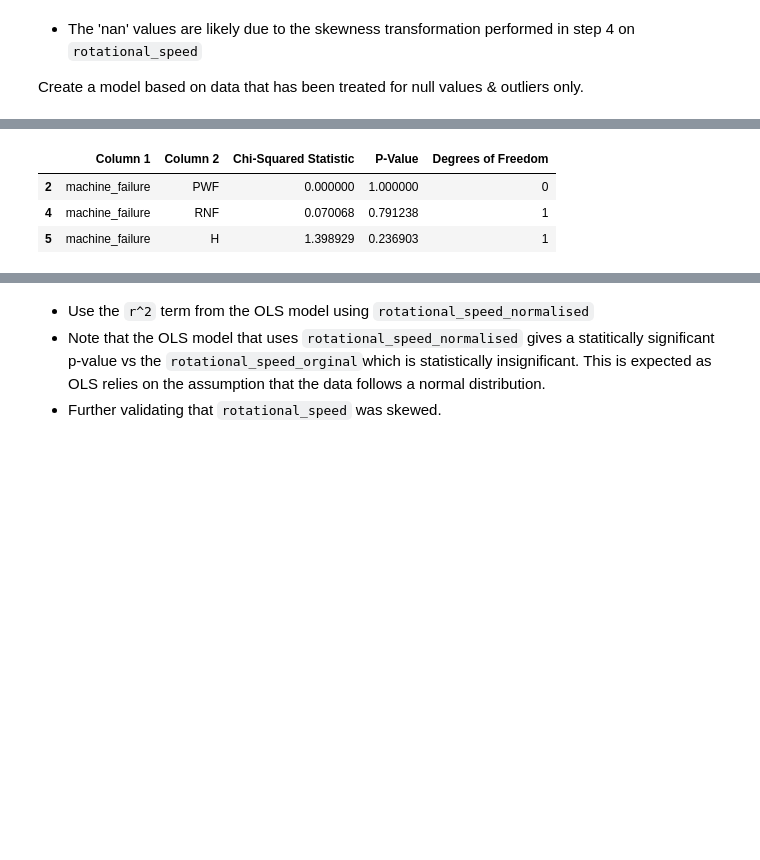
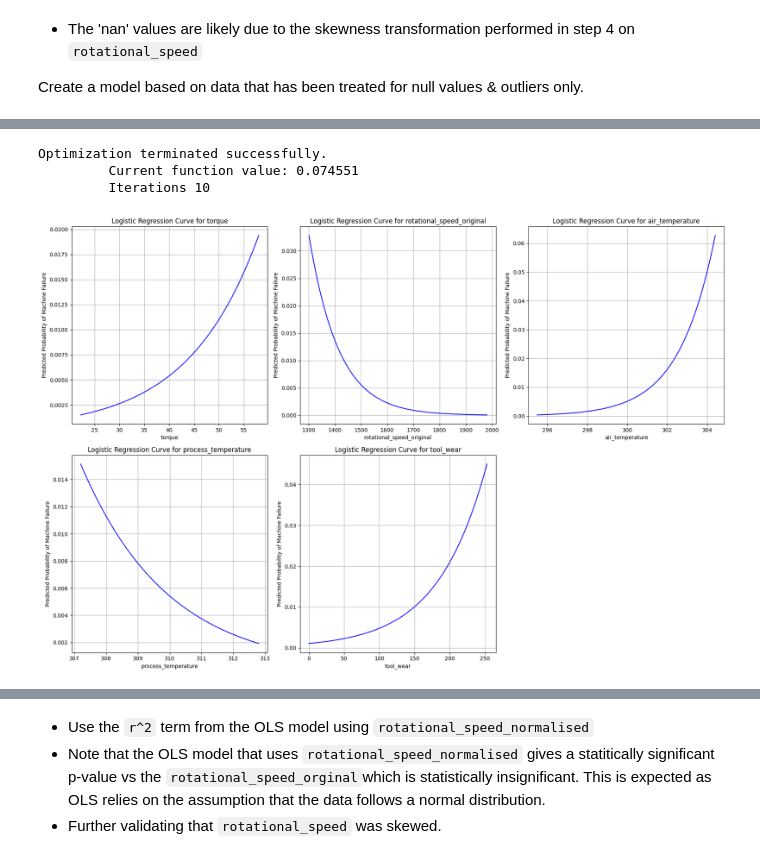
Before and after one commit to ManishKhurmi/exploratory-data-analysis---the-manufacturing-process768, a Jupyter notebook: Milestone_3 refactoring v2.ipynb, the cells around one changed output, grey strips where cells are left out. Saved outputs shown, nothing was run; the diff lists cells and outputs as text; code cells hidden in the pictures; blank space fills up the shorter version.

```diff
--- a/Milestone_3 refactoring v2.ipynb
+++ b/Milestone_3 refactoring v2.ipynb
@@ -2645,8 +2396,0 @@ results_df[results_df['P-Value']< 0.05]
-# %%
-# columns to consider dropping
-results_df[(results_df['Column 1']=='machine_failure') & (results_df['P-Value']>0.05)]
-# %% [output]
-|  | Column 1 | Column 2 | Chi-Squared Statistic | P-Value | Degrees of Freedom |
-| 2 | machine_failure | PWF | 0.000000 | 1.000000 | 0 |
-| 4 | machine_failure | RNF | 0.070068 | 0.791238 | 1 |
-| 5 | machine_failure | H | 1.398929 | 0.236903 | 1 |
@@ -2686,0 +2397,53 @@ results_df[(results_df['Column 1']=='machine_failure') & (results_df['P-Value']>
+# %%
+# Example DataFrame (replace this with your actual data)
+# df = pd.read_csv('your_data.csv')
+df = failure_data_step_5_collinearity
+
+# List of predictor variables
+predictor_vars = ['torque', 'rotational_speed_original', 'air_temperature', 'process_temperature', 'tool_wear']
+
+# Fitting the model (replace this with your actual formula)
+model = smf.logit('machine_failure ~ ' + ' + '.join(predictor_vars), data=df).fit()
+
+# Create subplots
+fig, axes = plt.subplots(nrows=2, ncols=3, figsize=(18, 12))
+axes = axes.flatten()  # Flatten the axes array for easy iteration
+
+for i, variable in enumerate(predictor_vars):
+    # Generate a sequence of values over the range of the selected variable
+    x_values = np.linspace(df[variable].min(), df[variable].max(), 100)
+
+    # Create a DataFrame for prediction that includes all variables
+    # We will set other variables to their mean or median values
+    predict_data = pd.DataFrame({
+        variable: x_values,
+        'torque': [df['torque'].median()] * len(x_values),
+        'rotational_speed_original': [df['rotational_speed_original'].median()] * len(x_values),
+        'air_temperature': [df['air_temperature'].median()] * len(x_values),
+        'process_temperature': [df['process_temperature'].median()] * len(x_values),
+        'tool_wear': [df['tool_wear'].median()] * len(x_values)
+    })
+
+    # Ensure that only the specific variable changes
+    predict_data = predict_data.assign(**{variable: x_values})
+
+    # Predict the probability of machine failure
+    predict_data['predicted_prob'] = model.predict(predict_data)
+
+    # Plot the logistic curve in the subplot
+    axes[i].plot(x_values, predict_data['predicted_prob'], color='blue')
+    axes[i].set_title(f'Logistic Regression Curve for {variable}')
+    axes[i].set_xlabel(variable)
+    axes[i].set_ylabel('Predicted Probability of Machine Failure')
+    axes[i].grid(True)
+
+# Remove the empty subplot (since we have 5 plots and a 2x3 grid)
+fig.delaxes(axes[-1])
+
+plt.tight_layout()
+plt.show()
+# %% [output]
+Optimization terminated successfully.
+         Current function value: 0.074551
+         Iterations 10
+[figure, added]
```
Also changed, not shown: parts of 94 cells of this notebook.
